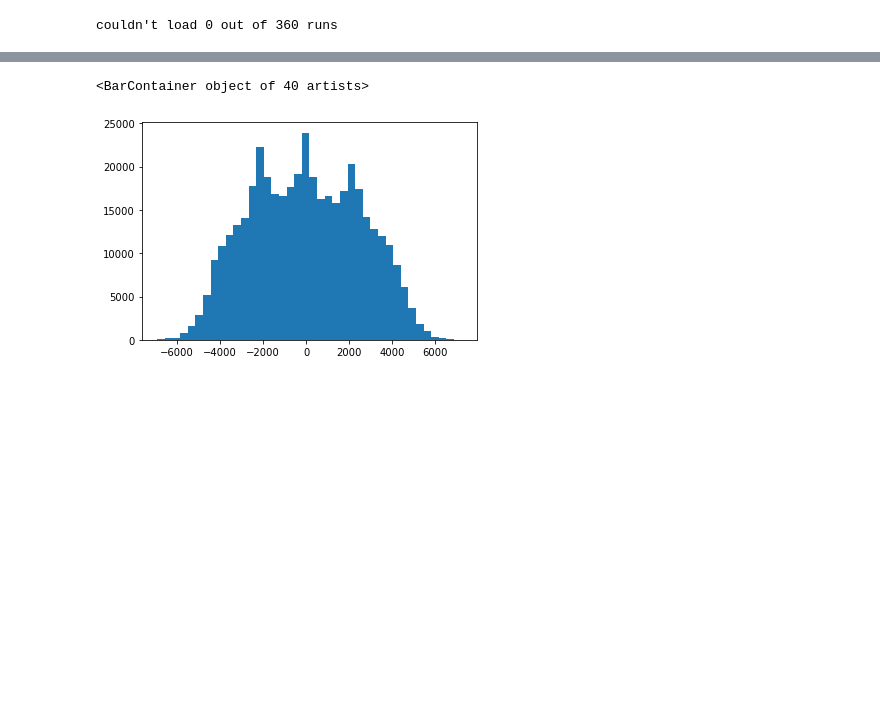
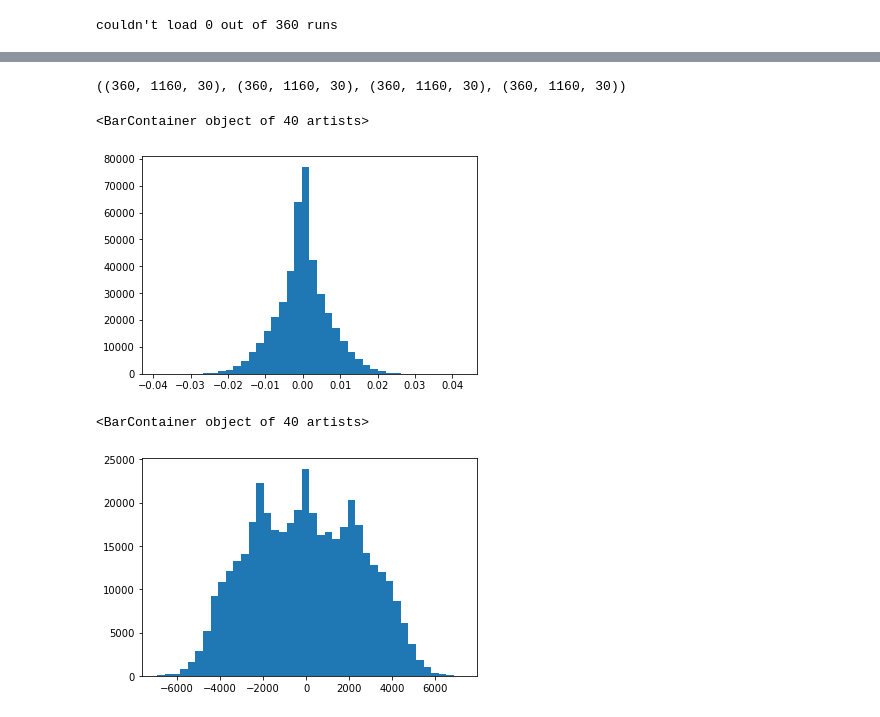
Before and after one commit to rgilman33/bespoke, a Jupyter notebook: nb/4_viz_sim.ipynb, the cells around one changed output, grey strips where cells are left out. Saved outputs shown, nothing was run; the diff lists cells and outputs as text; code cells hidden in the pictures; blank space fills up the shorter version.

Commit message:
pred curvatures

```diff
--- a/nb/4_viz_sim.ipynb
+++ b/nb/4_viz_sim.ipynb
@@ -241,3 +162,14 @@ all_wp_angles.shape, all_wp_dists.shape, all_headings.shape
+# %%
+all_curvatures = get_curvatures_from_headings_batch(all_headings)
+# %%
+all_wp_angles.shape, all_wp_dists.shape, all_headings.shape, all_curvatures.shape
+# %% [output]
+((360, 1160, 30), (360, 1160, 30), (360, 1160, 30), (360, 1160, 30))
+# %%
+plt.hist(all_curvatures[:,:,2].flatten(), bins=40)[2]
+# %% [output]
+<BarContainer object of 40 artists>
+[figure, added]
 # %%
 all_torques = []
 all_tds = []
```
Also changed, not shown: parts of 37 cells of this notebook, 8 other files.
